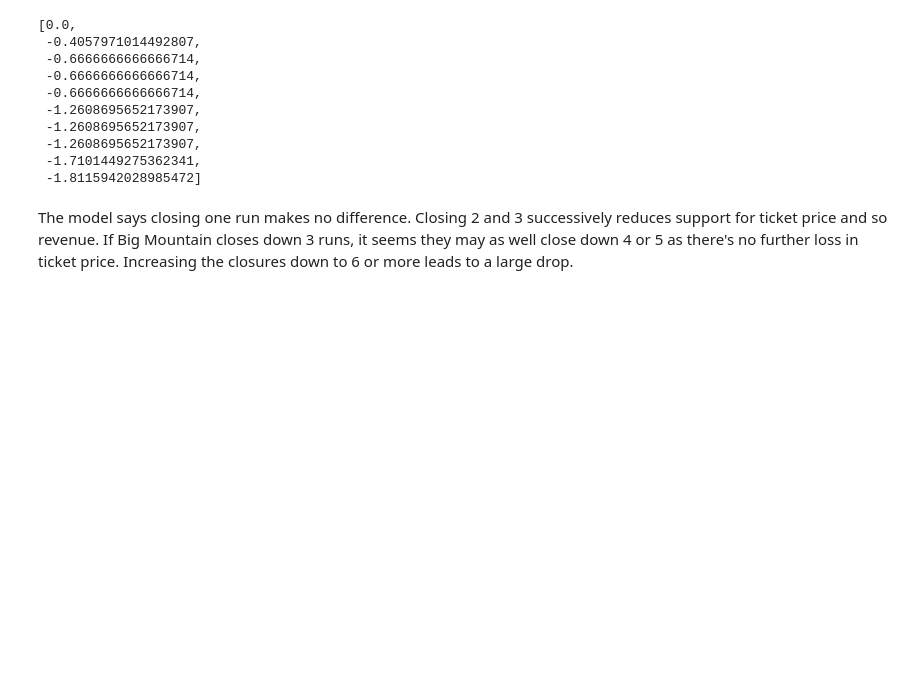
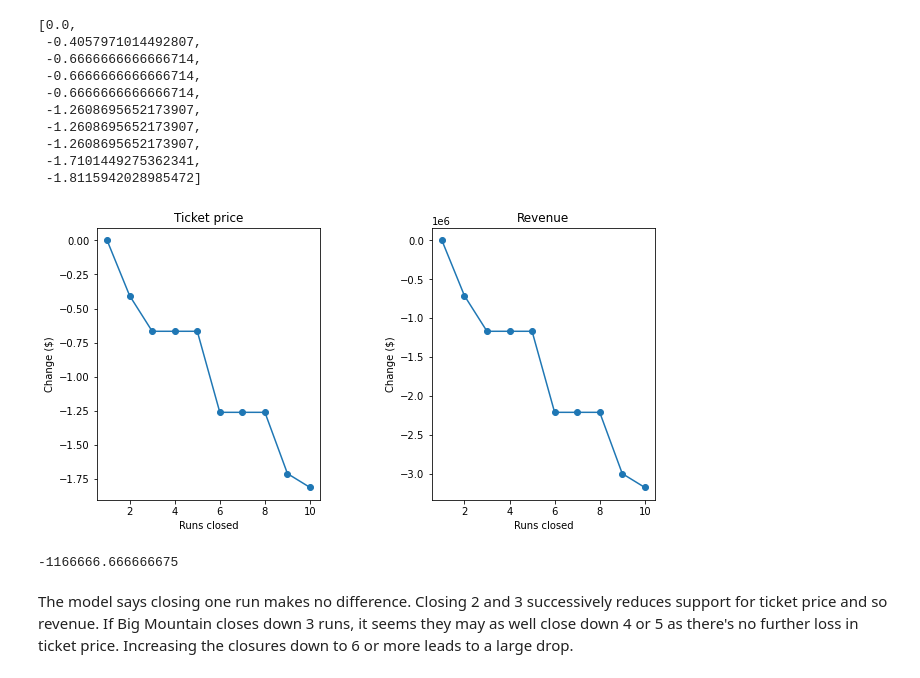
Before and after one commit to sbBEM/DataScienceGuidedCapstone, a Jupyter notebook: Notebooks/05_modeling.ipynb, the cells around one changed output. Saved outputs shown, nothing was run; the diff lists cells and outputs as text; code cells hidden in the pictures; blank space fills up the shorter version.

```diff
--- a/Notebooks/05_modeling.ipynb
+++ b/Notebooks/05_modeling.ipynb
@@ -338,19 +338,26 @@ price_deltas
 # %%
 #Code task 3#
 #Create two plots, side by side, for the predicted ticket price change (delta) for each
 #condition (number of runs closed) in the scenario and the associated predicted revenue
 #change on the assumption that each of the expected visitors buys 5 tickets
 #There are two things to do here:
 #1 - use a list comprehension to create a list of the number of runs closed from `runs_delta`
 #2 - use a list comprehension to create a list of predicted revenue changes from `price_deltas`
-runs_closed = [-1 * ___ for ___ in runs_delta] #1
+runs_closed = [-1 * runchange for runchange in runs_delta] #1
 fig, ax = plt.subplots(1, 2, figsize=(10, 5))
 fig.subplots_adjust(wspace=0.5)
 ax[0].plot(runs_closed, price_deltas, 'o-')
 ax[0].set(xlabel='Runs closed', ylabel='Change ($)', title='Ticket price')
-revenue_deltas = [5 * expected_visitors * ___ for ___ in ___] #2
+revenue_deltas = [5 * expected_visitors * pricechange for pricechange in price_deltas] #2
 ax[1].plot(runs_closed, revenue_deltas, 'o-')
 ax[1].set(xlabel='Runs closed', ylabel='Change ($)', title='Revenue');
+# %% [output]
+[figure, added]
+# %%
+#how much is that revenue on the graph for closing 5 lifts?
+revenue_deltas[4]
+# %% [output]
+-1166666.666666675
 # %% [markdown]
 The model says closing one run makes no difference. Closing 2 and 3 successively reduces support for ticket price and so revenue. If Big Mountain closes down 3 runs, it seems they may as well close down 4 or 5 as there's no further loss in ticket price. Increasing the closures down to 6 or more leads to a large drop.
 # %% [markdown]
```
Also changed, not shown: parts of 15 cells of this notebook.
